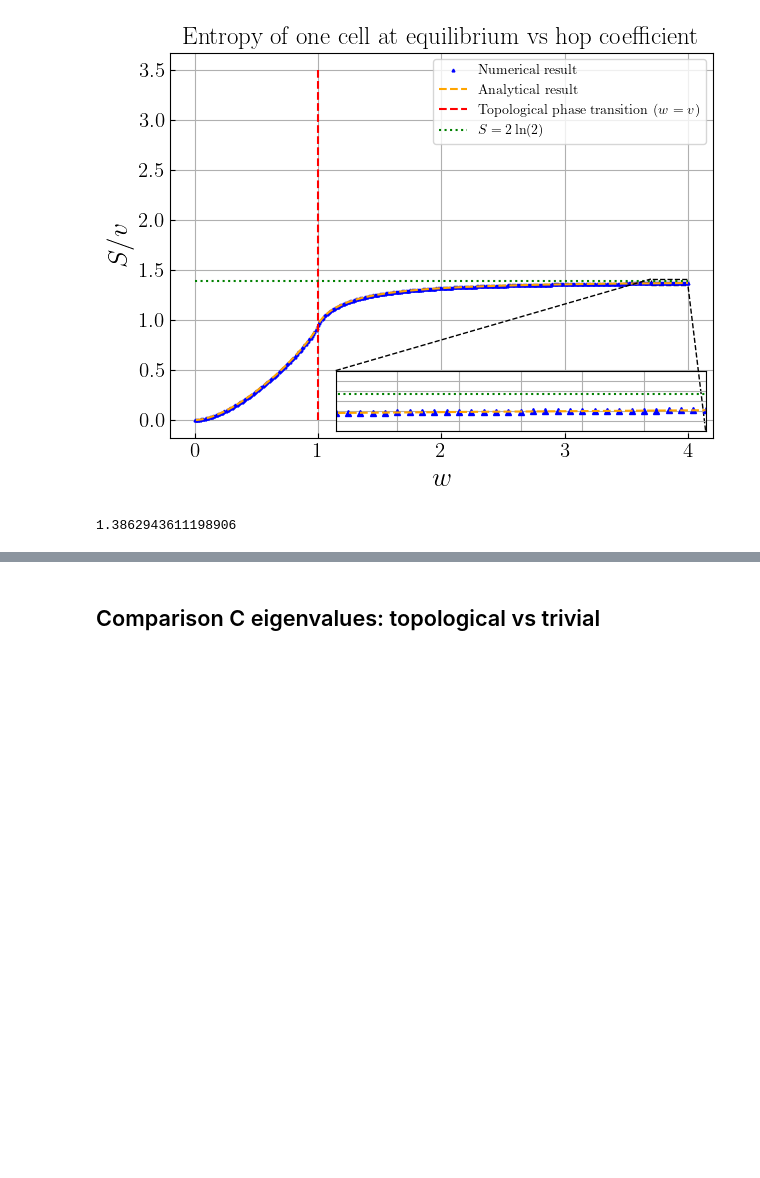
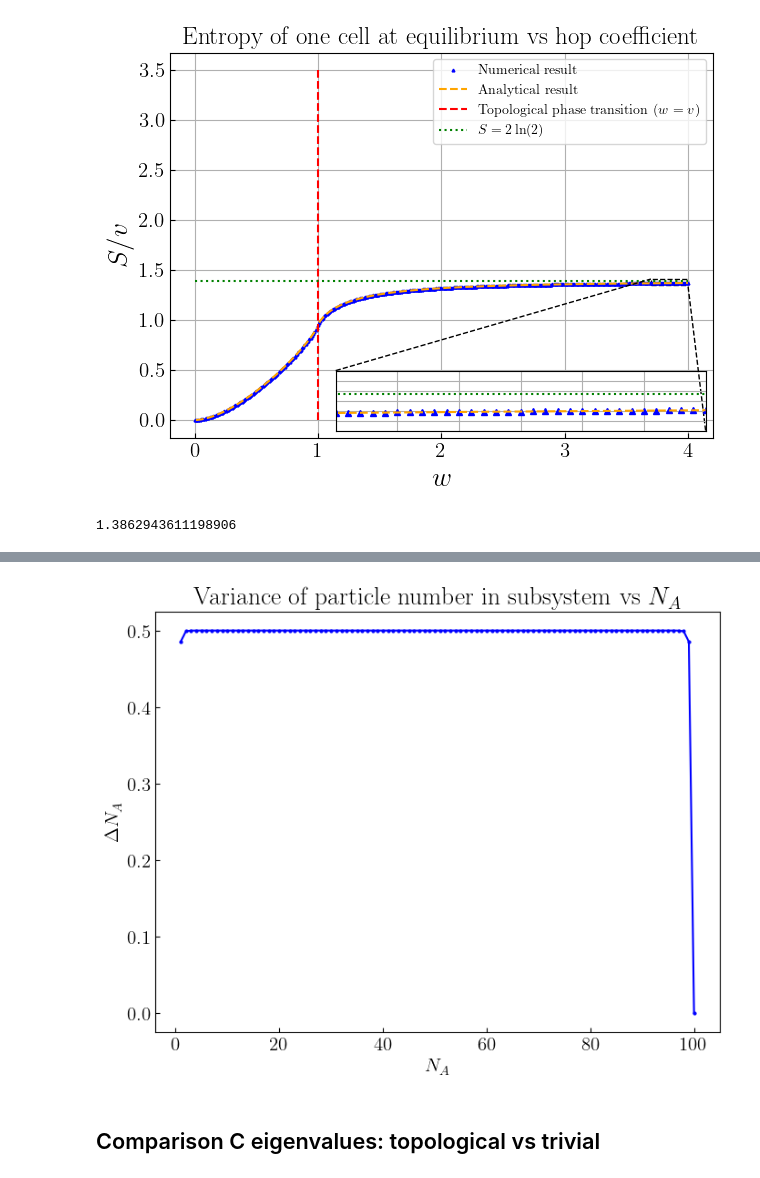
Before and after one commit to artalink7/SSH-Analysis, a Jupyter notebook: plot/plots.ipynb, the cells around one changed output, grey strips where cells are left out. Cells and saved outputs as stored; diff of their text form; code cells hidden in the pictures; blank space fills up the shorter version.

```diff
--- a/plot/plots.ipynb
+++ b/plot/plots.ipynb
@@ -151,3 +152,16 @@ print(2 * np.log(2))
 # %% [output]
 [figure]
 1.3862943611198906
+# %%
+def plot_variance_1to100():
+    variance = np.loadtxt(data_equilibrium_dir/"variance_100_cells_try.txt")
+    l_vals = np.arange(1, 101)
+    fig, ax = plt.subplots(figsize=(8, 6), dpi=100)
+    ax.plot(l_vals, variance, color='blue', marker='o', ms = '2')
+    ax.set_title(r"Variance of particle number in subsystem vs $N_A$", fontsize=20)
+    ax.set_xlabel(r"$N_A$", fontsize=15)
+    ax.set_ylabel(r"$\Delta N_{A}$", fontsize=15)
+    ax.tick_params(direction="in", labelsize=15)
+
+    plt.show()
+    fig.savefig(plot_dir/"variance_equilibrium_try.pdf", bbox_inches='tight')
@@ -154,3 +185,7 @@ print(2 * np.log(2))
+# %%
+plot_variance_1to100()
+# %% [output]
+[figure, added]
 # %% [markdown]
 ## Comparison C eigenvalues: topological vs trivial
 # %%
```
Also changed, not shown: parts of 17 cells of this notebook, 7 other files.
